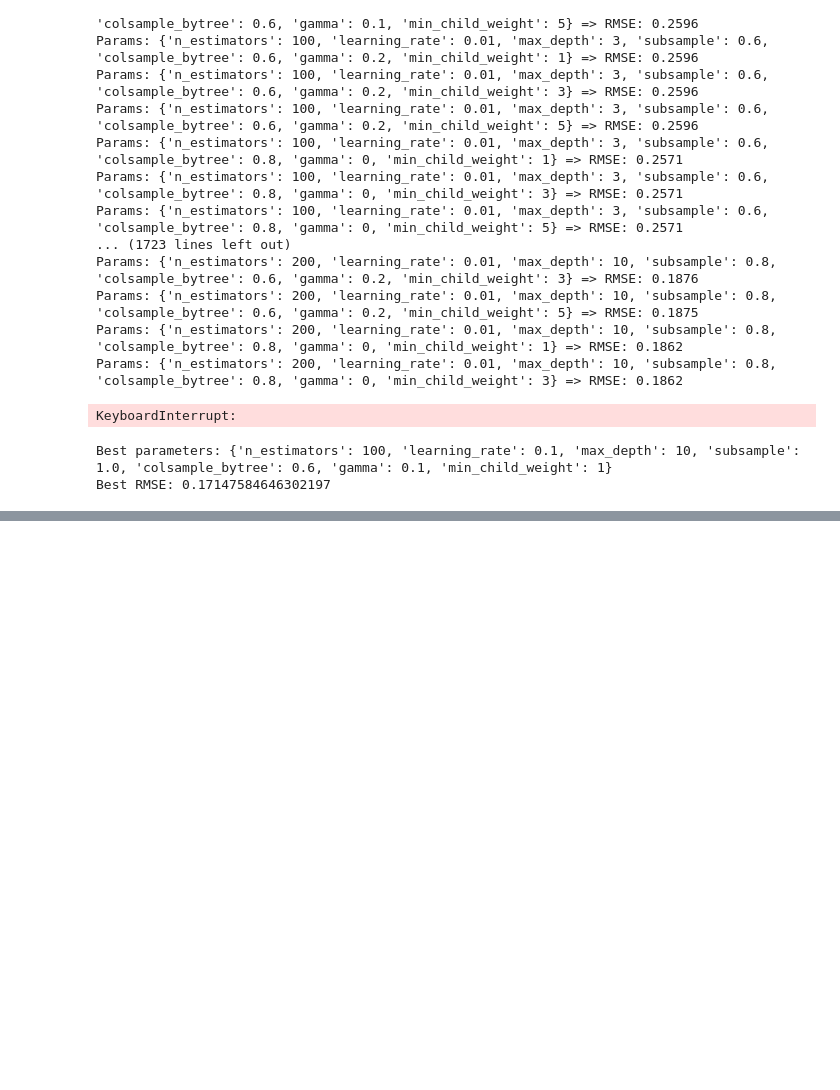
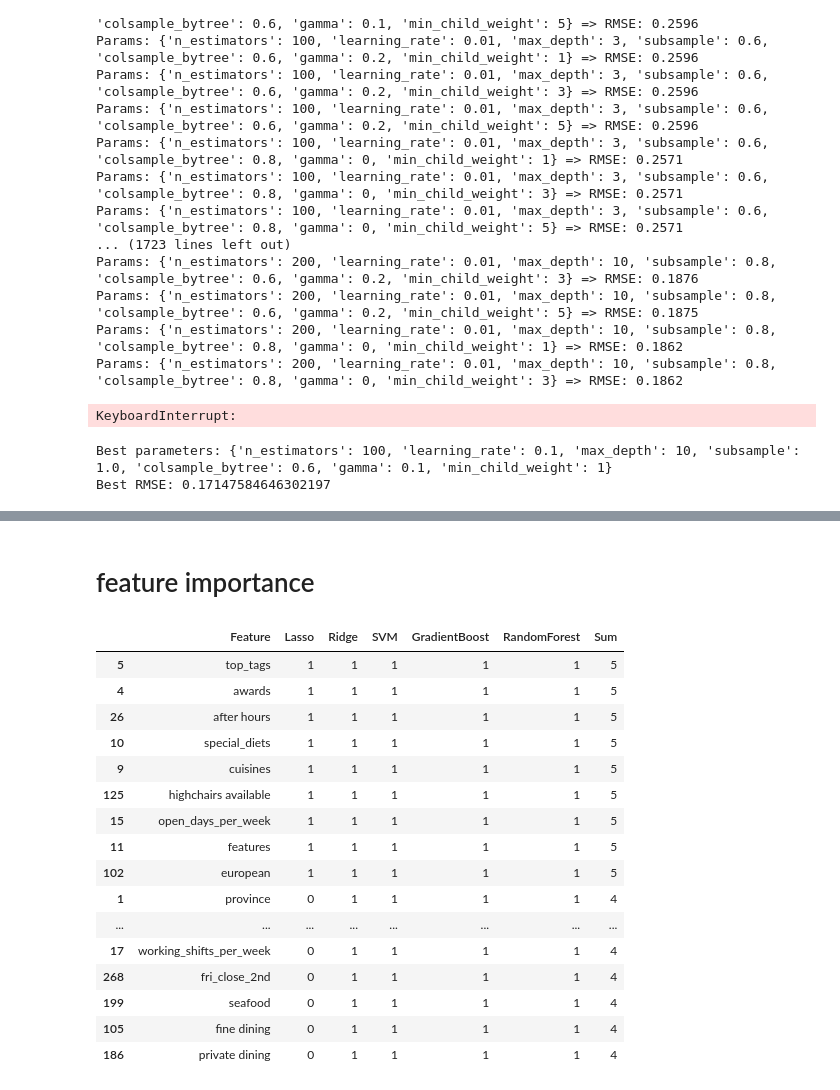
Before and after one commit to idoschw3/french_resturants, a Jupyter notebook: notebooks/04_model_preparation.ipynb, the cells around one changed output, grey strips where cells are left out. Drawn from its saved outputs; the diff is of its cells as text; code cells hidden in the pictures; blank space fills up the shorter version.

```diff
--- a/notebooks/04_model_preparation.ipynb
+++ b/notebooks/04_model_preparation.ipynb
@@ -283,0 +364,62 @@ Best RMSE: 0.17147584646302197
+# %% [markdown]
+# feature importance
+# %%
+# === 1. Set up feature matrix and target
+y = df['successful']
+X = df.drop(columns=['successful'])
+
+# === 2. Standardize for Lasso/SVM
+scaler = StandardScaler()
+X_scaled = pd.DataFrame(scaler.fit_transform(X), columns=X.columns)
+
+# === 3. Fit models and record selections
+lasso = Lasso(alpha=0.01).fit(X_scaled, y)
+lasso_selected = (np.abs(lasso.coef_) > 0).astype(int)
+
+ridge = Ridge(alpha=0.01).fit(X_scaled, y)
+ridge_selected = (np.abs(ridge.coef_) > 0).astype(int)
+
+svm = LinearSVC(C=0.01, penalty="l1", dual=False, max_iter=5000).fit(X_scaled, y)
+svm_selected = (np.abs(svm.coef_[0]) > 0).astype(int)
+
+gb = GradientBoostingClassifier(random_state=42).fit(X, y)
+gb_selected = (gb.feature_importances_ > 0).astype(int)
+
+rf = RandomForestClassifier(random_state=42).fit(X, y)
+rf_selected = (rf.feature_importances_ > 0).astype(int)
+
+# === 4. Assemble selection table
+selection_df = pd.DataFrame({
+    'Feature': X.columns,
+    'Lasso': lasso_selected,
+    'Ridge': ridge_selected,
+    'SVM': svm_selected,
+    'GradientBoost': gb_selected,
+    'RandomForest': rf_selected
+})
+
+selection_df['Sum'] = selection_df[['Lasso', 'Ridge', 'SVM', 'GradientBoost', 'RandomForest']].sum(axis=1)
+
+# === 5. Sort by agreement across models
+selection_df = selection_df.sort_values(by='Sum', ascending=False)
+
+# Display top 30 features
+display(selection_df.head(30))
+# %% [output]
+|  | Feature | Lasso | Ridge | SVM | GradientBoost | RandomForest | Sum |
+| 5 | top_tags | 1 | 1 | 1 | 1 | 1 | 5 |
+| 4 | awards | 1 | 1 | 1 | 1 | 1 | 5 |
+| 26 | after hours | 1 | 1 | 1 | 1 | 1 | 5 |
+| 10 | special_diets | 1 | 1 | 1 | 1 | 1 | 5 |
+| 9 | cuisines | 1 | 1 | 1 | 1 | 1 | 5 |
+| 125 | highchairs available | 1 | 1 | 1 | 1 | 1 | 5 |
+| 15 | open_days_per_week | 1 | 1 | 1 | 1 | 1 | 5 |
+| 11 | features | 1 | 1 | 1 | 1 | 1 | 5 |
+| 102 | european | 1 | 1 | 1 | 1 | 1 | 5 |
+| 1 | province | 0 | 1 | 1 | 1 | 1 | 4 |
+| ... | ... | ... | ... | ... | ... | ... | ... |
+| 17 | working_shifts_per_week | 0 | 1 | 1 | 1 | 1 | 4 |
+| 268 | fri_close_2nd | 0 | 1 | 1 | 1 | 1 | 4 |
+| 199 | seafood | 0 | 1 | 1 | 1 | 1 | 4 |
+| 105 | fine dining | 0 | 1 | 1 | 1 | 1 | 4 |
+| 186 | private dining | 0 | 1 | 1 | 1 | 1 | 4 |
```
Also changed, not shown: parts of 10 cells of this notebook.
